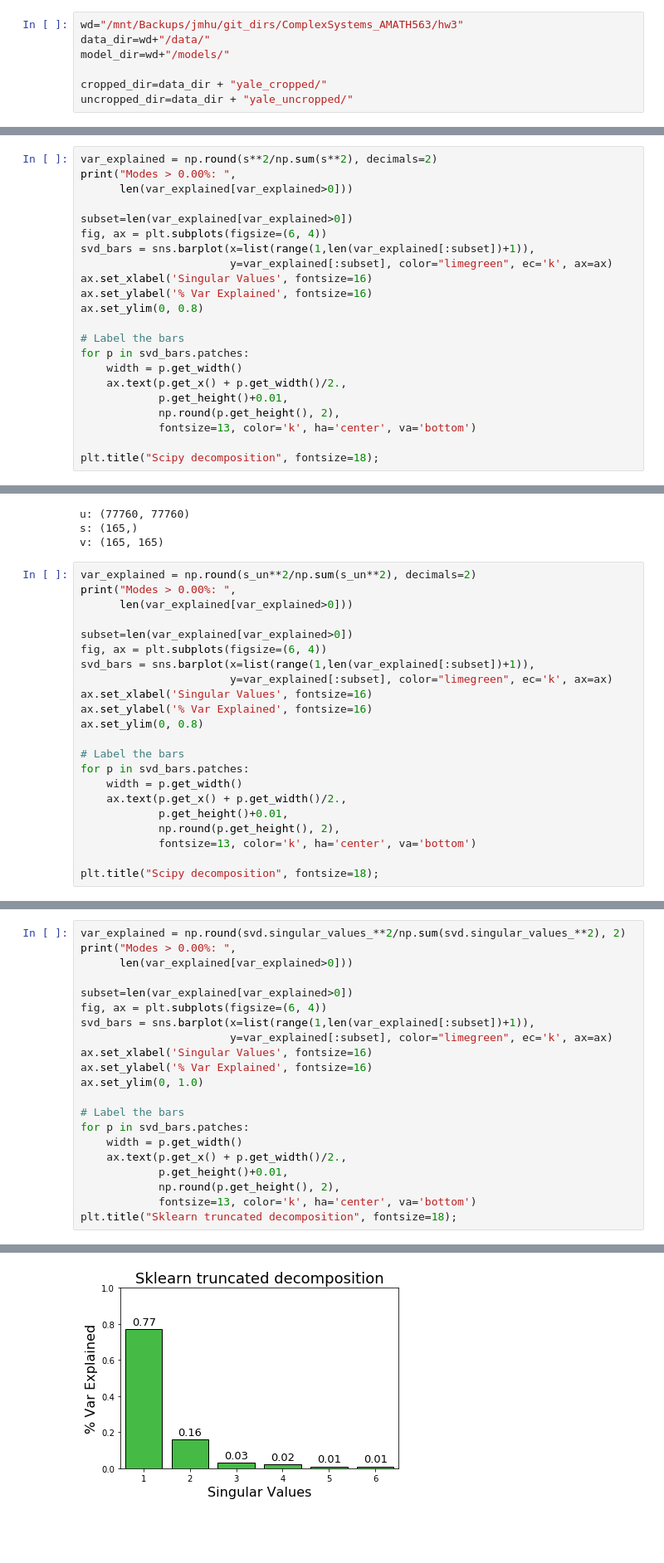
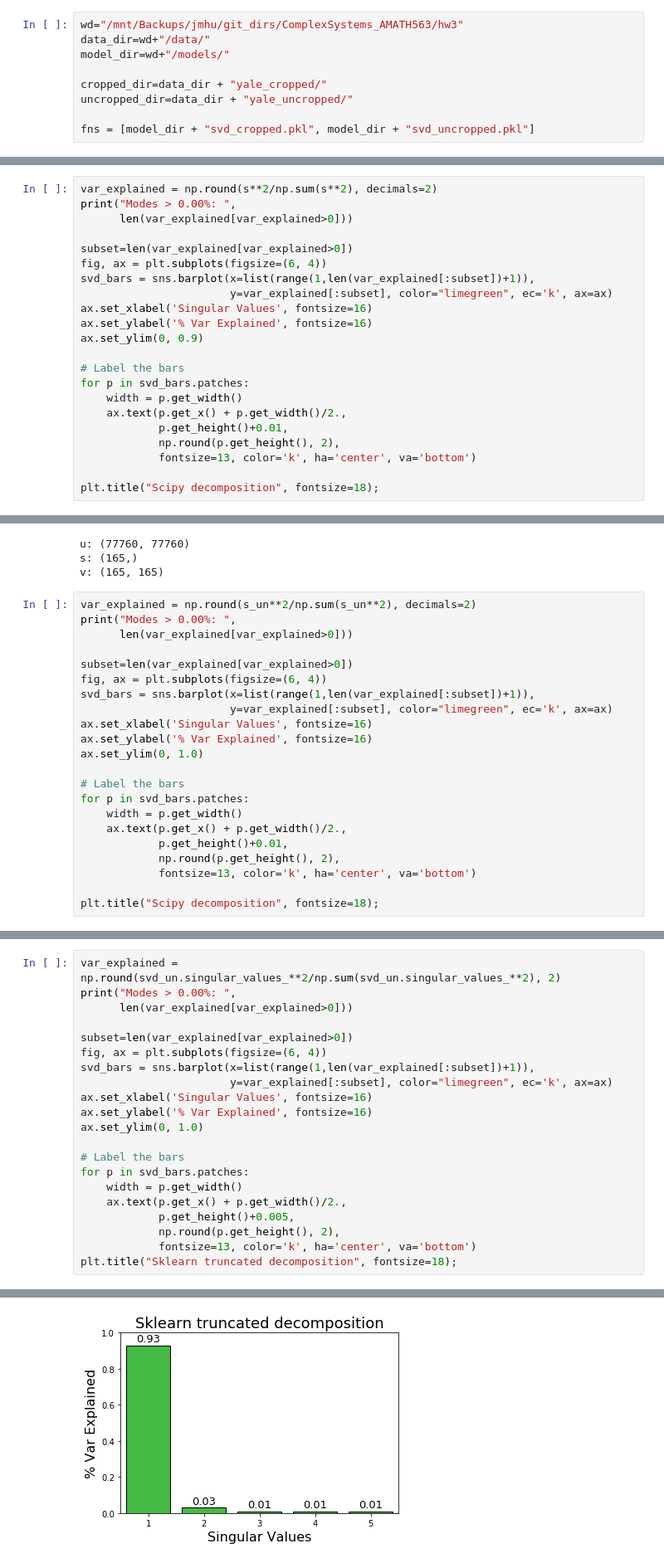
Before and after one commit to jmichellehu/ComplexSystems_AMATH563, a Jupyter notebook: hw3/AMATH563_hw3_SVD.ipynb, the cells around one changed output, grey strips where cells are left out. Shown at 83% size. Drawn from its saved outputs; the diff is of its cells as text; blank space fills up the shorter version.

```diff
--- a/hw3/AMATH563_hw3_SVD.ipynb
+++ b/hw3/AMATH563_hw3_SVD.ipynb
@@ -25,3 +28,5 @@ model_dir=wd+"/models/"
 
 cropped_dir=data_dir + "yale_cropped/"
 uncropped_dir=data_dir + "yale_uncropped/"
+
+fns = [model_dir + "svd_cropped.pkl", model_dir + "svd_uncropped.pkl"]
@@ -191,7 +168,7 @@ svd_bars = sns.barplot(x=list(range(1,len(var_explained[:subset])+1)),
                        y=var_explained[:subset], color="limegreen", ec='k', ax=ax)
 ax.set_xlabel('Singular Values', fontsize=16)
 ax.set_ylabel('% Var Explained', fontsize=16)
-ax.set_ylim(0, 0.8)
+ax.set_ylim(0, 0.9)
 
 # Label the bars
 for p in svd_bars.patches:
@@ -299,7 +280,7 @@ svd_bars = sns.barplot(x=list(range(1,len(var_explained[:subset])+1)),
                        y=var_explained[:subset], color="limegreen", ec='k', ax=ax)
 ax.set_xlabel('Singular Values', fontsize=16)
 ax.set_ylabel('% Var Explained', fontsize=16)
-ax.set_ylim(0, 0.8)
+ax.set_ylim(0, 1.0)
 
 # Label the bars
 for p in svd_bars.patches:
@@ -323,5 +304,5 @@ Wall time: 2.55 s
 # %%
-var_explained = np.round(svd.singular_values_**2/np.sum(svd.singular_values_**2), 2)
+var_explained = np.round(svd_un.singular_values_**2/np.sum(svd_un.singular_values_**2), 2)
 print("Modes > 0.00%: ",
       len(var_explained[var_explained>0]))
 
@@ -337,7 +318,7 @@ ax.set_ylim(0, 1.0)
 for p in svd_bars.patches:
     width = p.get_width()
     ax.text(p.get_x() + p.get_width()/2.,
-            p.get_height()+0.01,
+            p.get_height()+0.005,
             np.round(p.get_height(), 2),
             fontsize=13, color='k', ha='center', va='bottom')
 plt.title("Sklearn truncated decomposition", fontsize=18);
@@ -346 +327 @@ Modes > 0.00%:  6
-[figure, old version]
+[figure, new version]
```
Also changed, not shown: parts of 32 cells of this notebook.
